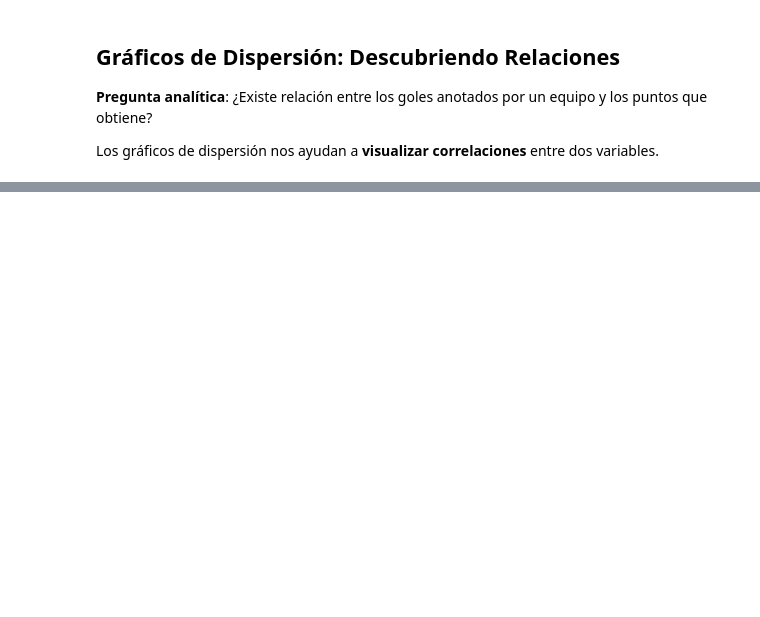
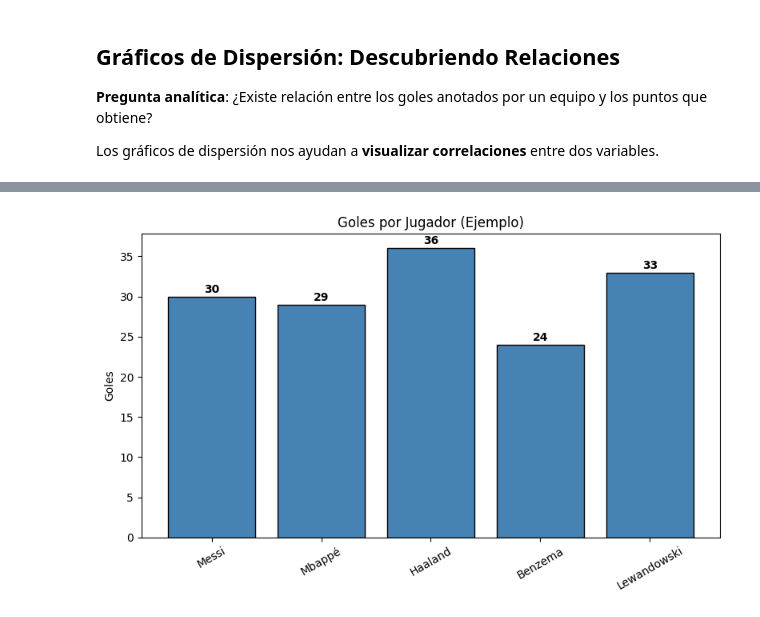
Before and after one commit to julihocc/prepatec-soccer-analytics, a Jupyter notebook: contenido/bloque-1/semana-5/visualizacion-basica.ipynb, the cells around one changed output, grey strips where cells are left out. Saved outputs shown, nothing was run; the diff lists cells and outputs as text; code cells hidden in the pictures; blank space fills up the shorter version.

```diff
--- a/contenido/bloque-1/semana-5/visualizacion-basica.ipynb
+++ b/contenido/bloque-1/semana-5/visualizacion-basica.ipynb
@@ -364,91 +256,29 @@ Los profesionales crean **identidad visual consistente** con colores, fuentes y
 # %%
 # ===============================
-# PERSONALIZACIÓN AVANZADA: Gráfico de Marca
+# PERSONALIZACIÓN BÁSICA (Colores y Etiquetas)
 # ===============================
 
-# Configurando estilo personalizado profesional
-plt.style.use('seaborn-v0_8-darkgrid')
+plt.style.use('default')  # Estilo simple
 
-# Datos de rendimiento de jugadores
 jugadores = ['Messi', 'Mbappé', 'Haaland', 'Benzema', 'Lewandowski']
 goles = [30, 29, 36, 24, 33]
-asistencias = [16, 8, 5, 11, 8]
-valoracion = [8.2, 7.8, 8.5, 7.9, 8.1]
 
-# Colores personalizados (paleta profesional)
-colores_personalizados = ['#FF6B6B', '#4ECDC4', '#45B7D1', '#96CEB4', '#FFEAA7']
+plt.figure(figsize=(8,5))
+plt.bar(jugadores, goles, color='steelblue', edgecolor='black')
+plt.title('Goles por Jugador (Ejemplo)')
+plt.ylabel('Goles')
+plt.xticks(rotation=30)
 
-fig, (ax1, ax2) = plt.subplots(1, 2, figsize=(16, 8))
-
-# Configuración general de la figura
-fig.patch.set_facecolor('#F8F9FA')
-fig.suptitle('ANÁLISIS DE SUPERESTRELLAS MUNDIALES',
-             fontsize=20, fontweight='bold', color='#2C3E50', y=0.95)
-
-# Gráfico 1: Rendimiento Goleador con estilo avanzado
-ax1.bar(jugadores, goles, color=colores_personalizados,
-        edgecolor='white', linewidth=2, alpha=0.8)
-
-# Añadiendo efectos visuales
-for i, (jugador, gol) in enumerate(zip(jugadores, goles)):
-    ax1.text(i, gol + 1, f'{gol}', ha='center', va='bottom',
-             fontweight='bold', fontsize=12, color='#2C3E50')
-
-    # Añadiendo bandera emojis (simulado con colores)
-    if jugador == 'Messi':
-        ax1.text(i, -2, '🇦🇷', ha='center', fontsize=16)
-    elif jugador == 'Mbappé':
-        ax1.text(i, -2, '🇫🇷', ha='center', fontsize=16)
-
-ax1.set_title('Goles por Temporada', fontsize=16, fontweight='bold',
-              color='#34495E', pad=20)
-ax1.set_ylabel('Goles Anotados', fontsize=12, color='#34495E')
-ax1.set_ylim(0, max(goles) + 5)
-
-# Personalizando el eje
-ax1.spines['top'].set_visible(False)
-ax1.spines['right'].set_visible(False)
-ax1.spines['left'].set_color('#BDC3C7')
-ax1.spines['bottom'].set_color('#BDC3C7')
-ax1.set_facecolor('#FFFFFF')
-
-# Gráfico 2: Goles vs Asistencias (Bubble Chart)
-sizes = [v*50 for v in valoracion]  # Tamaño basado en valoración
-
-scatter = ax2.scatter(goles, asistencias, s=sizes, c=valoracion,
-                     cmap='viridis', alpha=0.7, edgecolors='white',
-                     linewidth=2)
-
-# Etiquetando cada punto
-for i, jugador in enumerate(jugadores):
-    ax2.annotate(jugador, (goles[i], asistencias[i]),
-                xytext=(5, 5), textcoords='offset points',
-                fontsize=10, fontweight='bold', color='#2C3E50')
-
-ax2.set_title('Goles vs Asistencias\n(Tamaño = Valoración)',
-              fontsize=16, fontweight='bold', color='#34495E', pad=20)
-ax2.set_xlabel('Goles', fontsize=12, color='#34495E')
-ax2.set_ylabel('Asistencias', fontsize=12, color='#34495E')
-
-# Barra de colores personalizada
-cbar = plt.colorbar(scatter, ax=ax2)
-cbar.set_label('Valoración Promedio', fontsize=10, color='#34495E')
-
-# Grid personalizado
-ax2.grid(True, alpha=0.3, color='#BDC3C7', linestyle='--')
-ax2.set_facecolor('#FFFFFF')
-
-# Añadiendo marca de agua (simulada)
-fig.text(0.02, 0.02, 'Análisis Deportivo Pro © 2024',
-         fontsize=8, alpha=0.5, color='#7F8C8D')
+for i, v in enumerate(goles):
+    plt.text(i, v+0.5, v, ha='center', fontweight='bold')
 
 plt.tight_layout()
 plt.show()
 
-print("=== ELEMENTOS DE PERSONALIZACIÓN PROFESIONAL ===")
-print("✓ Paleta de colores consistente")
-print("✓ Tipografía jerarquizada")
-print("✓ Espaciado y márgenes optimizados")
-print("✓ Marca de agua para identidad")
-print("✓ Efectos visuales sutiles")
-print("✓ Información contextual integrada")
+print("Elementos de personalización básicos usados:")
+print("- Color uniforme sencillo")
+print("- Etiquetas numéricas sobre barras")
+print("- Rotación leve para legibilidad")
+print("Reflexión: ¿Qué otro cambio simple mejoraría claridad (ordenar, cambiar color, agrupar)?")
+# %% [output]
+[figure, added]
```
Also changed, not shown: parts of 28 cells of this notebook, 1 other file.
